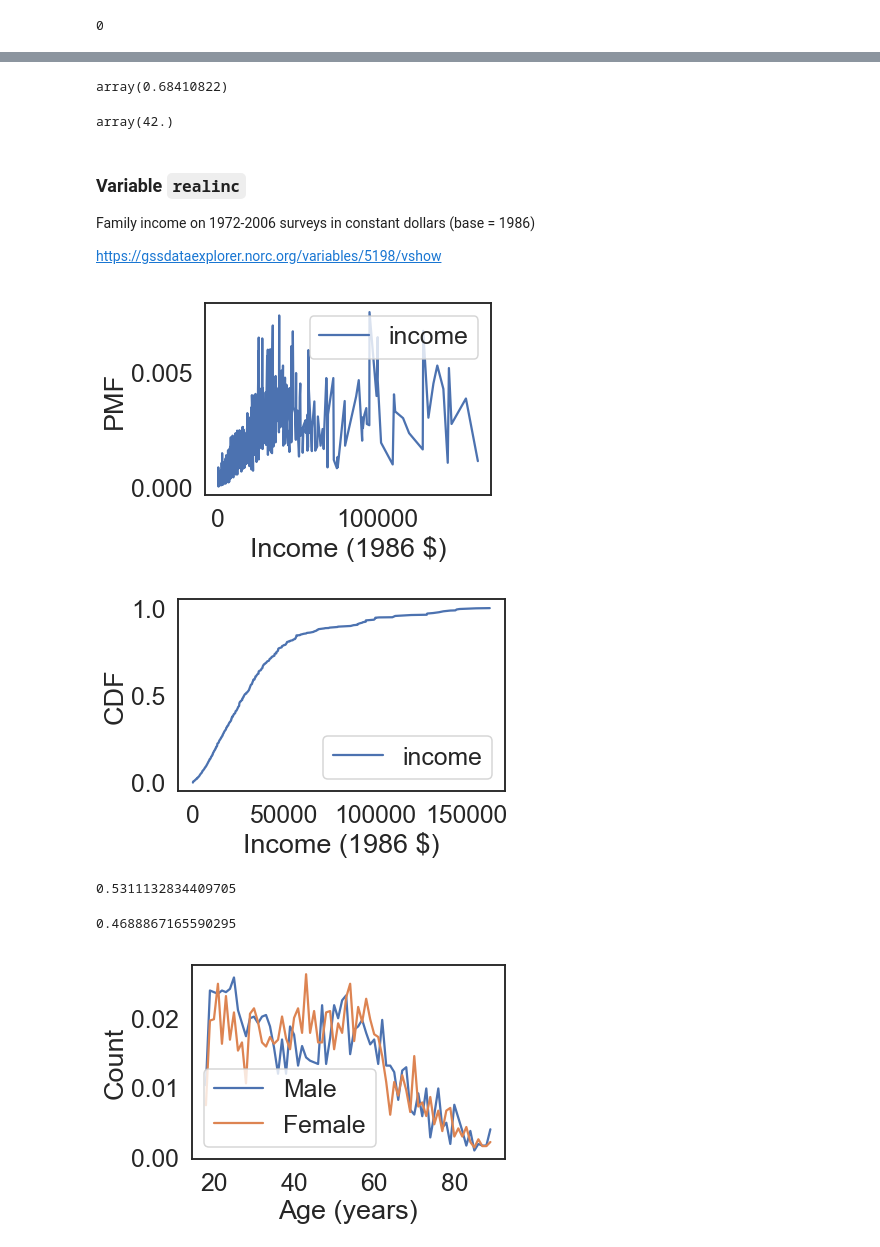
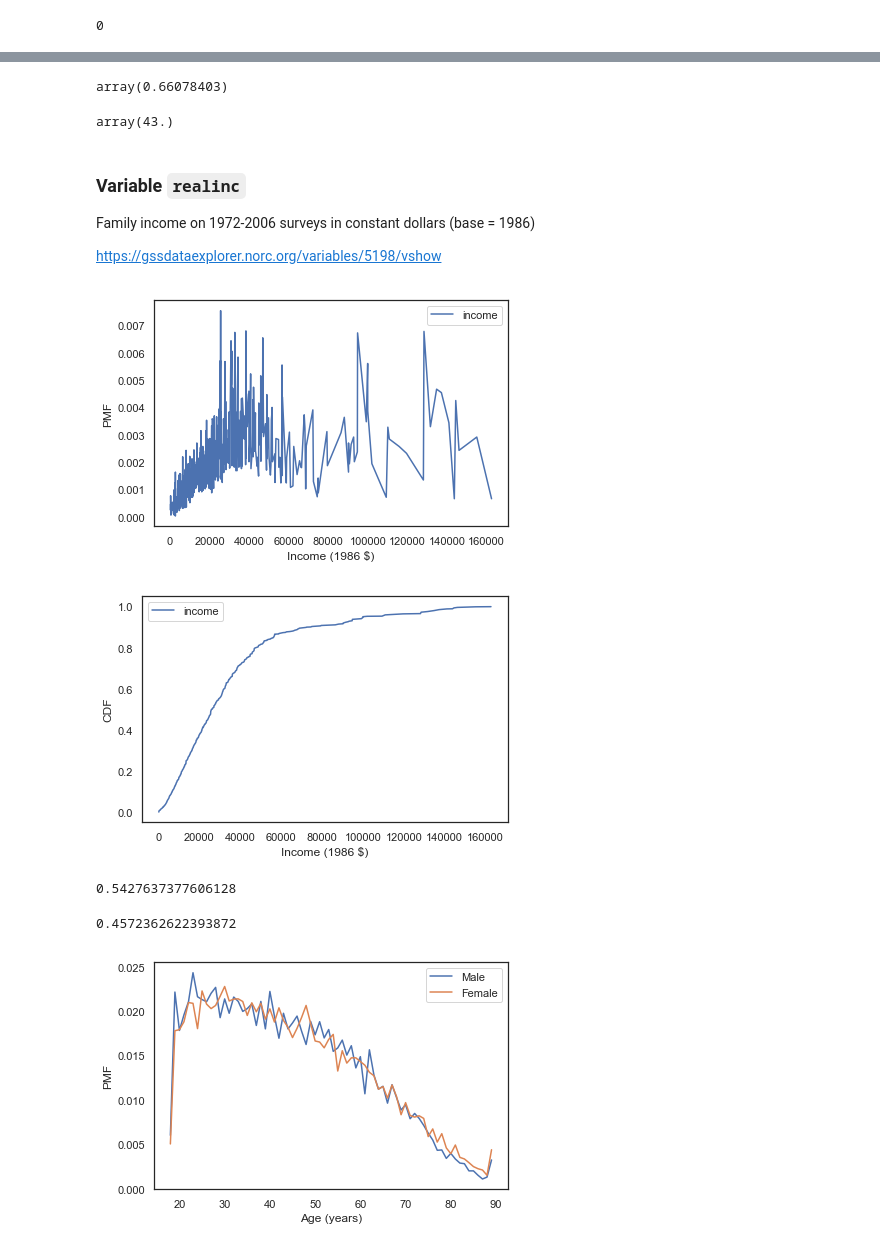
Before and after one commit to AllenDowney/ExploratoryDataAnalysis, a Jupyter notebook: eda_chap2.ipynb, the cells around one changed output, grey strips where cells are left out. Drawn from its saved outputs; the diff is of its cells as text; code cells hidden in the pictures.

```diff
--- a/eda_chap2.ipynb
+++ b/eda_chap2.ipynb
@@ -208,2 +212,3 @@ f / (m+f)
 # %%
-gss['wtsample'] = gss['wtssall'] * gss['adults']
+gss['wtsample'] = gss['wtssall']
+gss.loc[gss.sex==1, 'wtsample'] *= 1.145
@@ -525,11 +542,11 @@ decorate(xlabel='Age (years)', ylabel='CDF')
 # %%
 cdf_age.forward(51)
 # %% [output]
-array(0.68410822)
+array(0.66078403)
 # %%
 cdf_age.inverse(0.5)
 # %% [output]
-array(42.)
+array(43.)
 # %% [markdown]
 ### Variable `realinc`
 
@@ -543,13 +560,13 @@ pmf_income = Pmf(income, name='income')
 pmf_income.plot()
 decorate(xlabel='Income (1986 $)', ylabel='PMF')
 # %% [output]
-[figure, old version]
+[figure, new version]
 # %%
 cdf_income = Cdf(income, name='income')
 cdf_income.plot()
 decorate(xlabel='Income (1986 $)', ylabel='CDF')
 # %% [output]
-[figure, old version]
+[figure, new version]
 # %%
 recent = gss['year'] >= 2010
 # %%
@@ -558,10 +575,10 @@ male = gss['sex'] == 1
 # %%
 female.mean()
 # %% [output]
-0.5311132834409705
+0.5427637377606128
 # %%
 male.mean()
 # %% [output]
-0.4688867165590295
+0.4572362622393872
 # %%
 age = gss['age']
@@ -568 +588,4 @@ age = gss['age']
+# %%
+male_age = age[male]
+female_age = age[~male]
 # %%
@@ -573,6 +594,8 @@ pmf_age_female = Pmf(age[recent&female],
 # %%
-pmf_age_male.plot()
-pmf_age_female.plot()
-decorate(xlabel='Age (years)', ylabel='Count')
+Pmf(male_age).plot(label='Male')
+Pmf(female_age).plot(label='Female')
+decorate(xlabel='Age (years)', ylabel='PMF')
+
+plt.savefig('figs/age_pmfs.png')
 # %% [output]
-[figure, old version]
+[figure, new version]
```
Also changed, not shown: parts of 77 cells of this notebook.
